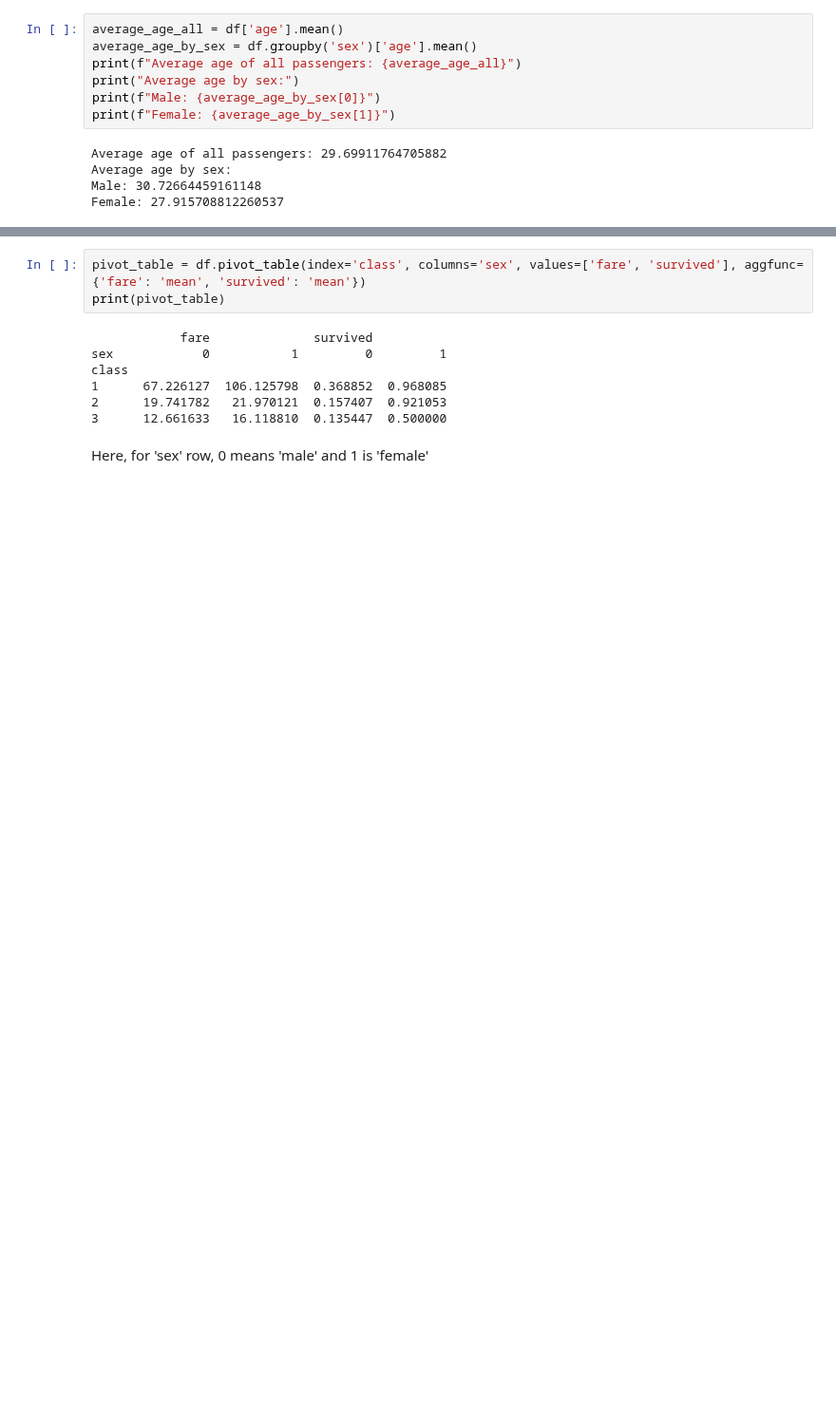
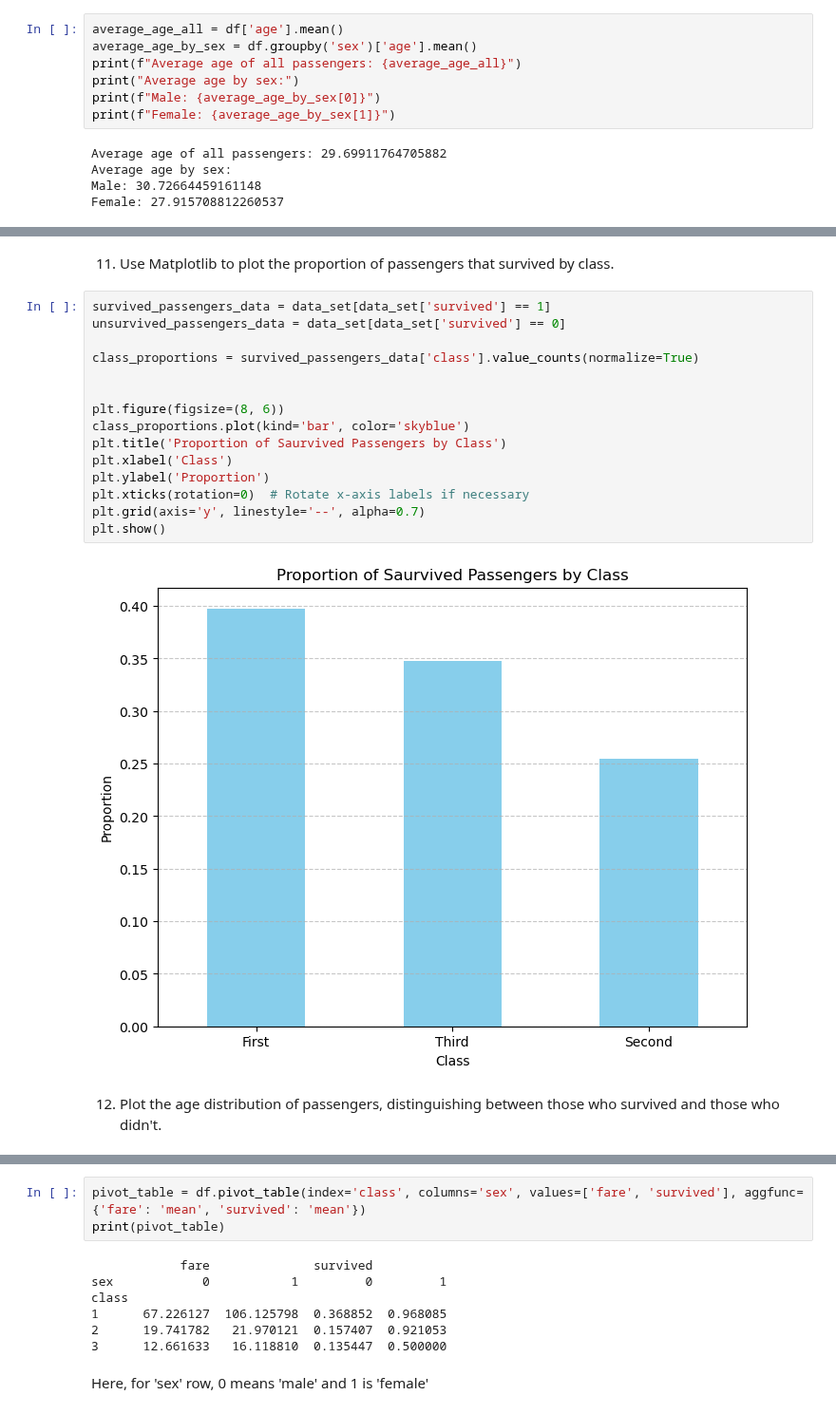
Before and after one commit to tisiphonee/DataS, a Jupyter notebook: CA2/task1.ipynb, the cells around one changed output, grey strips where cells are left out. Shown at 95% size. Cells and saved outputs as stored; diff of their text form; blank space fills up the shorter version.

```diff
--- a/CA2/task1.ipynb
+++ b/CA2/task1.ipynb
@@ -217 +311,22 @@ plt.show()
+# %% [markdown]
+11. Use Matplotlib to plot the proportion of passengers that survived by class.
+# %%
+survived_passengers_data = data_set[data_set['survived'] == 1]
+unsurvived_passengers_data = data_set[data_set['survived'] == 0]
+
+class_proportions = survived_passengers_data['class'].value_counts(normalize=True)
+
+
+plt.figure(figsize=(8, 6))
+class_proportions.plot(kind='bar', color='skyblue')
+plt.title('Proportion of Saurvived Passengers by Class')
+plt.xlabel('Class')
+plt.ylabel('Proportion')
+plt.xticks(rotation=0)  # Rotate x-axis labels if necessary
+plt.grid(axis='y', linestyle='--', alpha=0.7)
+plt.show()
+# %% [output]
+[figure, added]
+# %% [markdown]
+12. Plot the age distribution of passengers, distinguishing between those who survived and those who didn't.
 # %%
```
Also changed, not shown: parts of 51 cells of this notebook.
